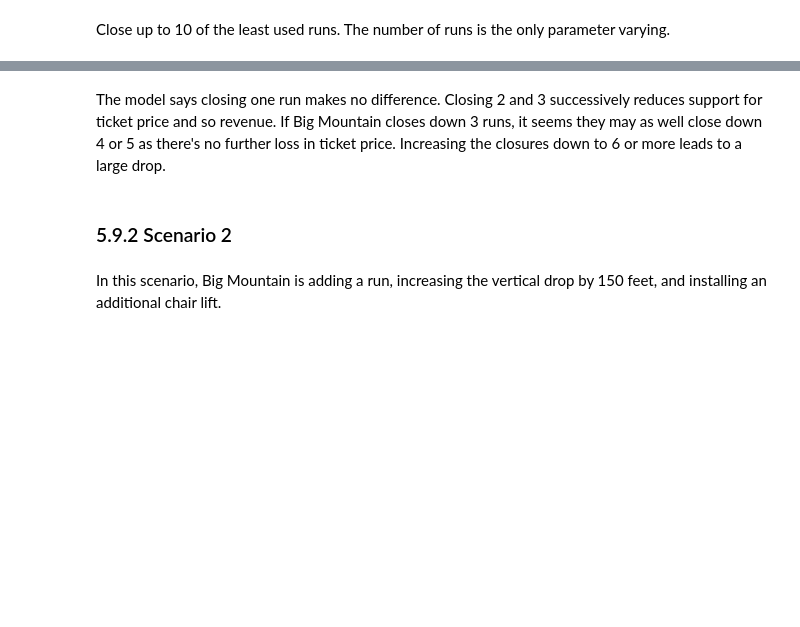
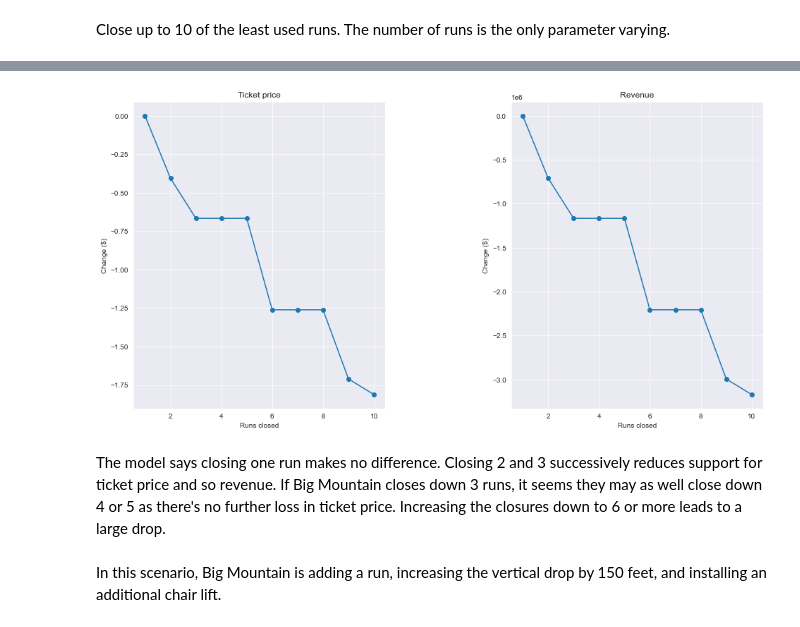
Before and after one commit to rcepedaraza/DataScienceGuidedCapstone, a Jupyter notebook: Notebooks/05_modeling.ipynb, the cells around one changed output, grey strips where cells are left out. Cells and saved outputs as stored; diff of their text form; code cells hidden in the pictures; blank space fills up the shorter version.

```diff
--- a/Notebooks/05_modeling.ipynb
+++ b/Notebooks/05_modeling.ipynb
@@ -338,7 +341,7 @@ def predict_increase(features, deltas):
 
     bm2 = X_bm.copy()
     for f, d in zip(features, deltas):
-        bm2[___] += ___
+        bm2[f] += d
     return model.predict(bm2).item() - model.predict(X_bm).item()
 # %% [markdown]
 ### 5.9.1 Scenario 1<a id='5.9.1_Scenario_1'></a>
@@ -354,23 +370,23 @@ price_deltas
 # %%
 #Code task 3#
 #Create two plots, side by side, for the predicted ticket price change (delta) for each
 #condition (number of runs closed) in the scenario and the associated predicted revenue
 #change on the assumption that each of the expected visitors buys 5 tickets
 #There are two things to do here:
 #1 - use a list comprehension to create a list of the number of runs closed from `runs_delta`
 #2 - use a list comprehension to create a list of predicted revenue changes from `price_deltas`
-runs_closed = [-1 * ___ for ___ in runs_delta] #1
-fig, ax = plt.subplots(1, 2, figsize=(10, 5))
+runs_closed = [-1 * delta for delta in runs_delta] #1
+fig, ax = plt.subplots(1, 2, figsize=(16, 8))
 fig.subplots_adjust(wspace=0.5)
 ax[0].plot(runs_closed, price_deltas, 'o-')
 ax[0].set(xlabel='Runs closed', ylabel='Change ($)', title='Ticket price')
-revenue_deltas = [5 * expected_visitors * ___ for ___ in ___] #2
+revenue_deltas = [5 * expected_visitors * price for price in price_deltas] #2
 ax[1].plot(runs_closed, revenue_deltas, 'o-')
 ax[1].set(xlabel='Runs closed', ylabel='Change ($)', title='Revenue');
+# %% [output]
+[figure, added]
 # %% [markdown]
 The model says closing one run makes no difference. Closing 2 and 3 successively reduces support for ticket price and so revenue. If Big Mountain closes down 3 runs, it seems they may as well close down 4 or 5 as there's no further loss in ticket price. Increasing the closures down to 6 or more leads to a large drop.
-# %% [markdown]
-### 5.9.2 Scenario 2<a id='5.9.2_Scenario_2'></a>
 # %% [markdown]
 In this scenario, Big Mountain is adding a run, increasing the vertical drop by 150 feet, and installing an additional chair lift.
 # %%
```
Also changed, not shown: parts of 12 cells of this notebook.
